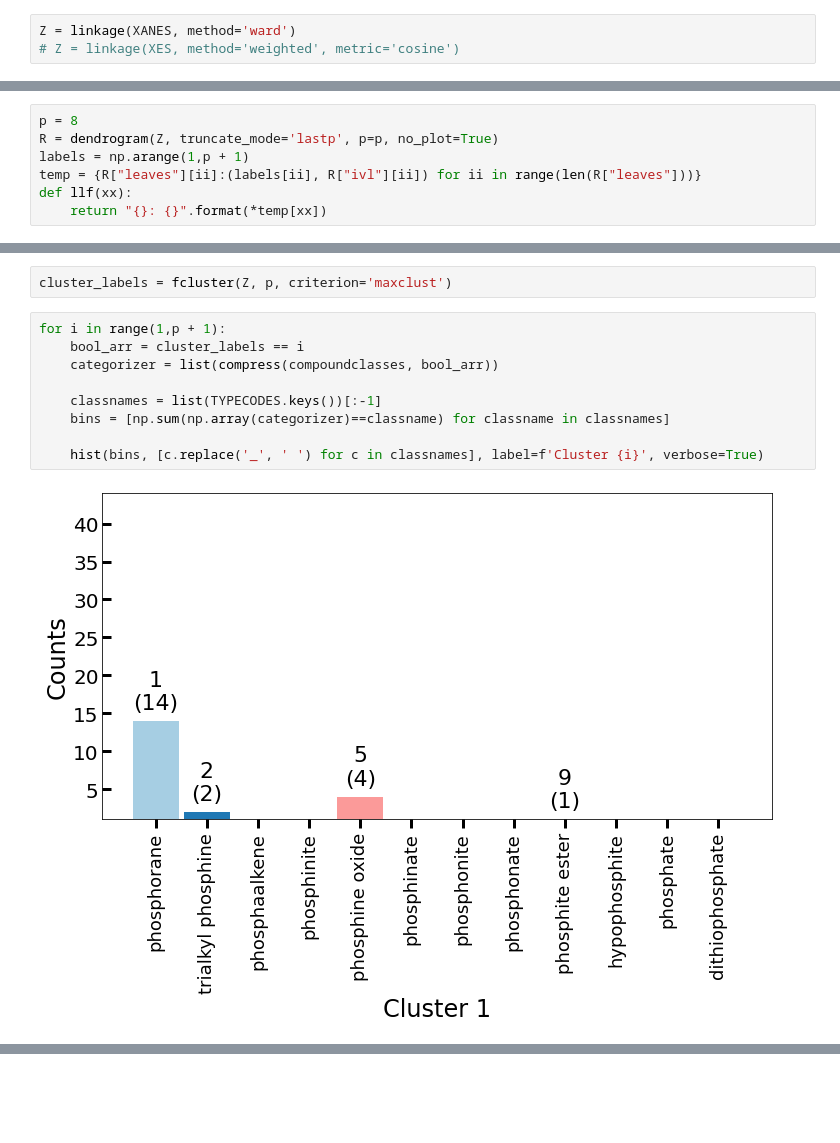
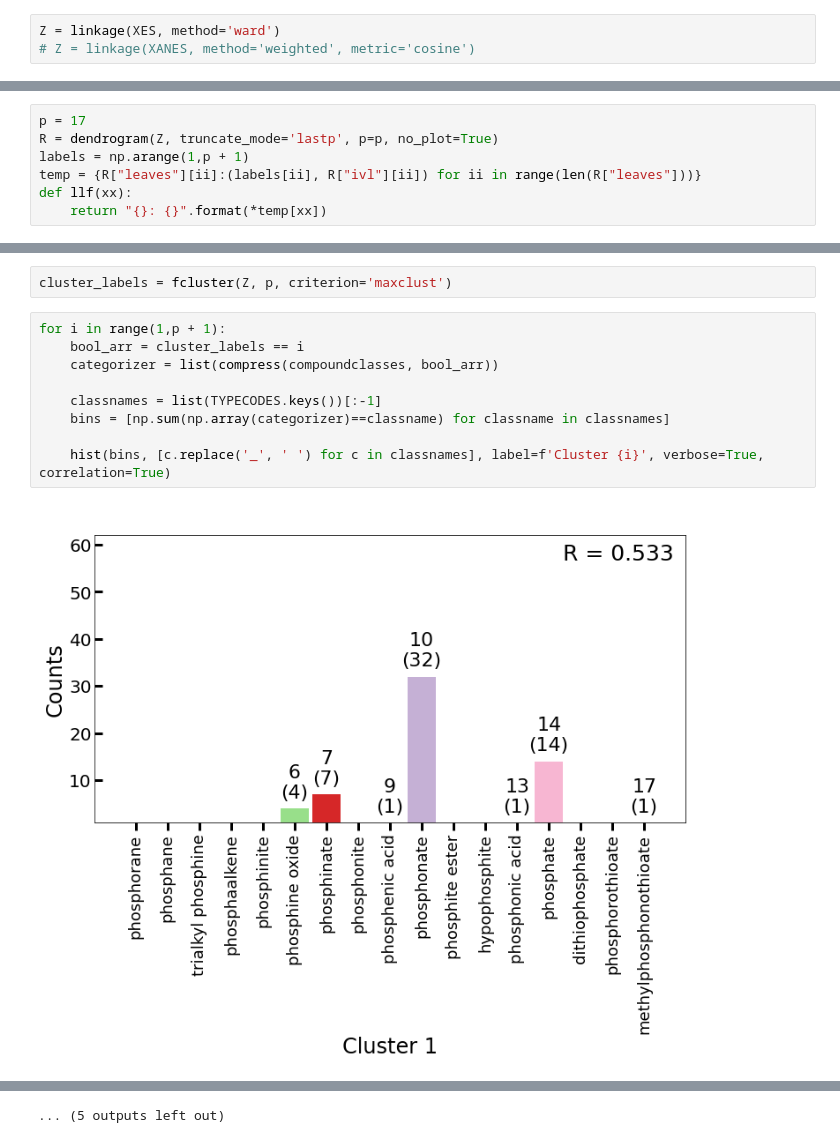
Before and after one commit to Seidler-Lab/Phosphorus-ML-Project, a Jupyter notebook: Data_Analysis_Sam.ipynb, the cells around one changed output, grey strips where cells are left out. Saved outputs shown, nothing was run; the diff lists cells and outputs as text; blank space fills up the shorter version.

```diff
--- a/Data_Analysis_Sam.ipynb
+++ b/Data_Analysis_Sam.ipynb
@@ -435,13 +416,13 @@ linecursor.connect("add", highlight_dot)
 # %% [markdown]
 # Heirarchical Clustering
 # %%
-Z = linkage(XANES, method='ward')
-# Z = linkage(XES, method='weighted', metric='cosine')
+Z = linkage(XES, method='ward')
+# Z = linkage(XANES, method='weighted', metric='cosine')
 # %%
 cmap = plt.cm.viridis(np.linspace(0, 1, 4))
 hierarchy.set_link_color_palette([to_hex(rgb) for rgb in cmap])
 # %%
-p = 8
+p = 17
 R = dendrogram(Z, truncate_mode='lastp', p=p, no_plot=True)
 labels = np.arange(1,p + 1)
 temp = {R["leaves"][ii]:(labels[ii], R["ivl"][ii]) for ii in range(len(R["leaves"]))}
@@ -471,11 +452,11 @@ cluster_labels = fcluster(Z, p, criterion='maxclust')
 # %%
 for i in range(1,p + 1):
     bool_arr = cluster_labels == i
     categorizer = list(compress(compoundclasses, bool_arr))
 
     classnames = list(TYPECODES.keys())[:-1]
     bins = [np.sum(np.array(categorizer)==classname) for classname in classnames]
 
-    hist(bins, [c.replace('_', ' ') for c in classnames], label=f'Cluster {i}', verbose=True)
+    hist(bins, [c.replace('_', ' ') for c in classnames], label=f'Cluster {i}', verbose=True, correlation=True)
 # %% [output]
-[figure, old version]
+[figure, new version]
@@ -488,0 +474 @@ for i in range(1,p + 1):
+... (5 outputs left out)
```
Also changed, not shown: parts of 13 cells of this notebook, 20 other files.
